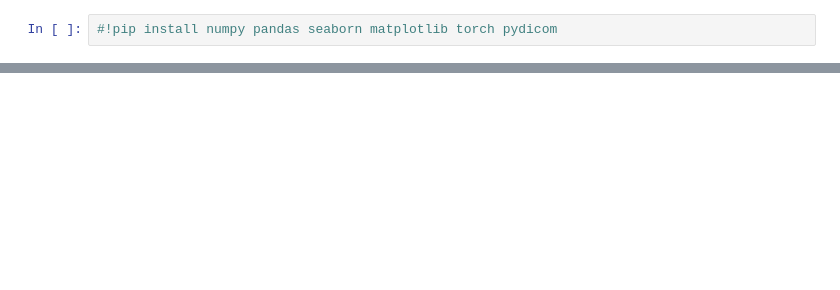
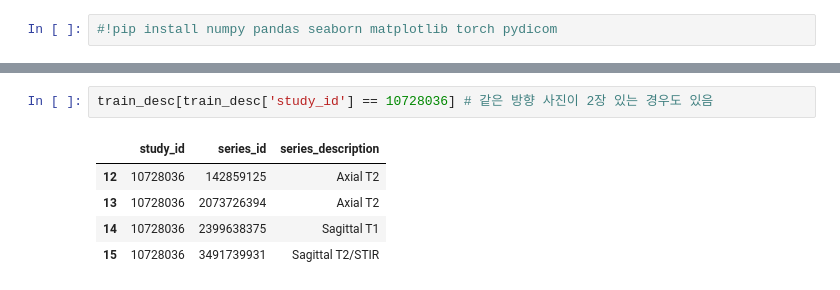
Before and after one commit to MLBootcamp-2024-Sinchon-Kaggle/RSNA, a Jupyter notebook: making_dataset.ipynb, the cells around one changed output, grey strips where cells are left out. Cells and saved outputs as stored; diff of their text form; blank space fills up the shorter version.

```diff
--- a/making_dataset.ipynb
+++ b/making_dataset.ipynb
@@ -58,0 +144,8 @@ train_desc.head()
+# %%
+train_desc[train_desc['study_id'] == 10728036] # 같은 방향 사진이 2장 있는 경우도 있음
+# %% [output]
+|  | study_id | series_id | series_description |
+| 12 | 10728036 | 142859125 | Axial T2 |
+| 13 | 10728036 | 2073726394 | Axial T2 |
+| 14 | 10728036 | 2399638375 | Sagittal T1 |
+| 15 | 10728036 | 3491739931 | Sagittal T2/STIR |
```
Also changed, not shown: parts of 16 cells of this notebook.
